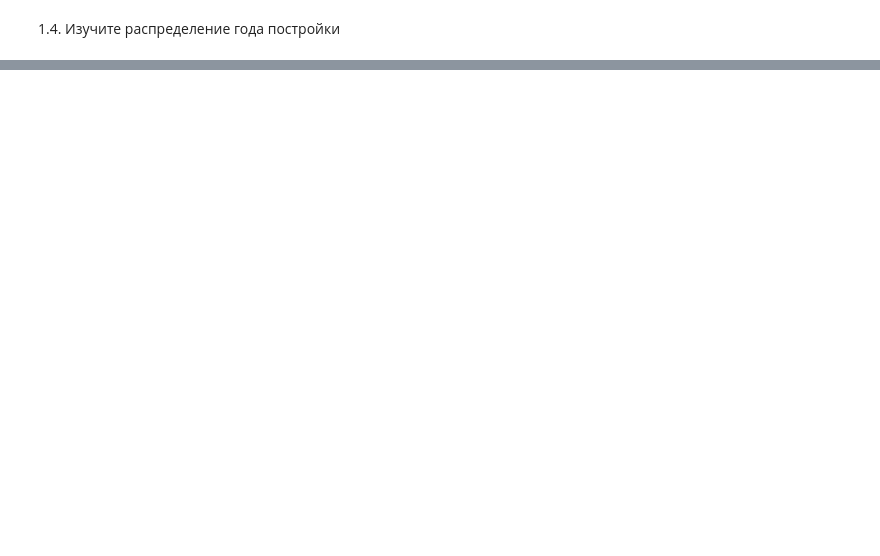
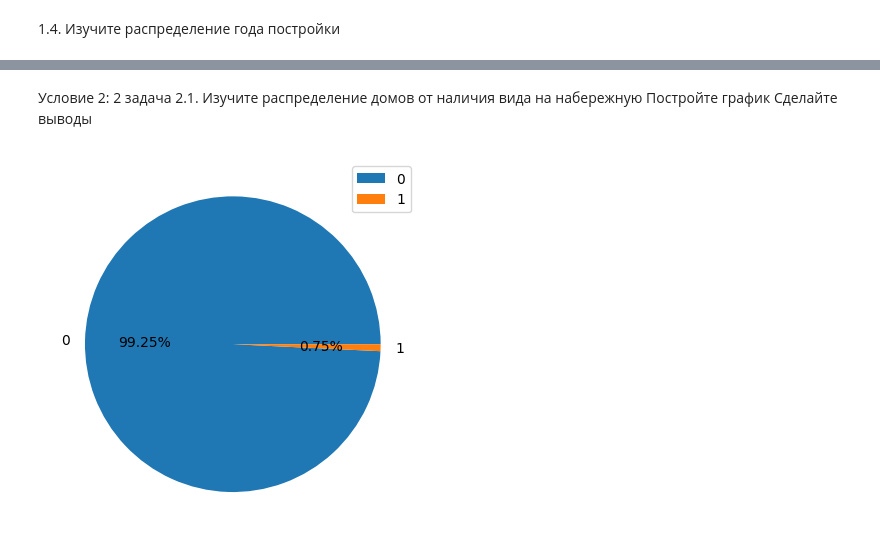
Before and after one commit to Only-Anton/pyhton_analiz, a Jupyter notebook: DZ.ipynb, the cells around one changed output, grey strips where cells are left out. Drawn from its saved outputs; the diff is of its cells as text; code cells hidden in the pictures; blank space fills up the shorter version.

```diff
--- a/DZ.ipynb
+++ b/DZ.ipynb
@@ -48,0 +97,11 @@ dfh['price'].min(), dfh['price'].max()
+# %% [markdown]
+Условие 2: 2 задача
+2.1. Изучите распределение домов от наличия вида на набережную
+Постройте график
+Сделайте выводы
+# %%
+data = dfh['waterfront'].value_counts()
+plt.pie(data.values, labels=data.index, autopct='%1.2f%%')
+plt.legend(data.index);
+# %% [output]
+[figure, added]
```
Also changed, not shown: parts of 55 cells of this notebook.
